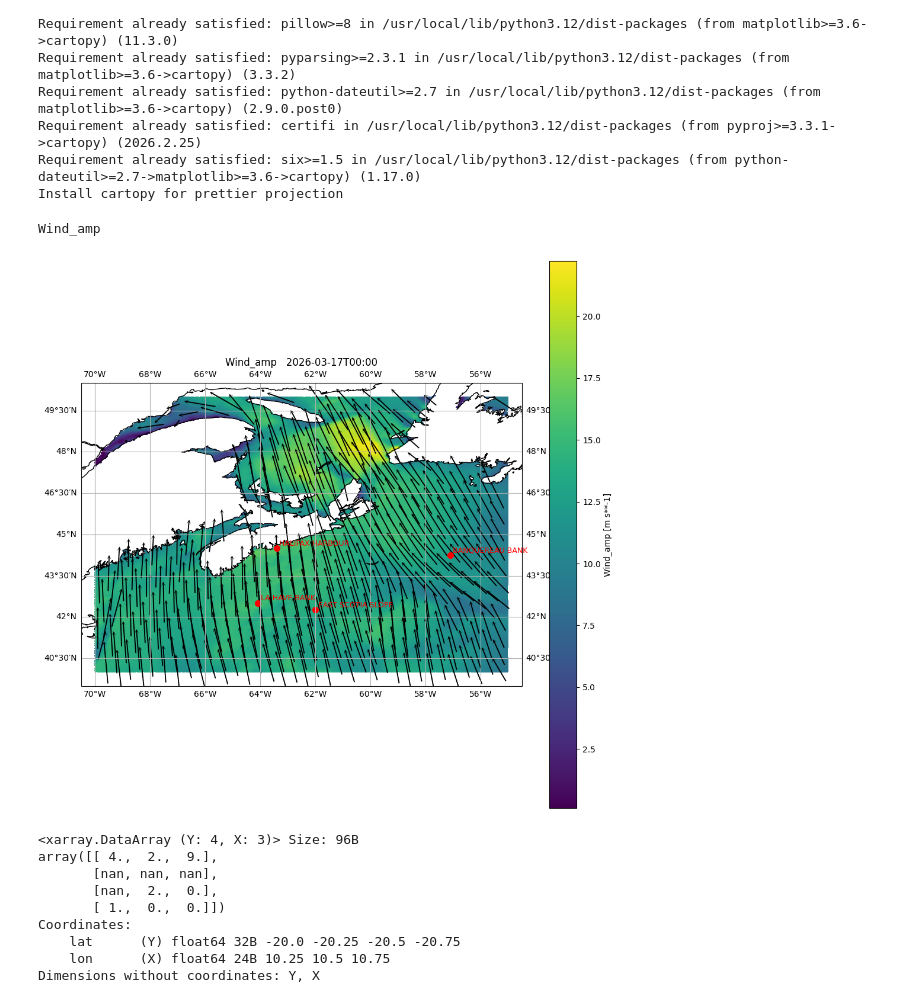
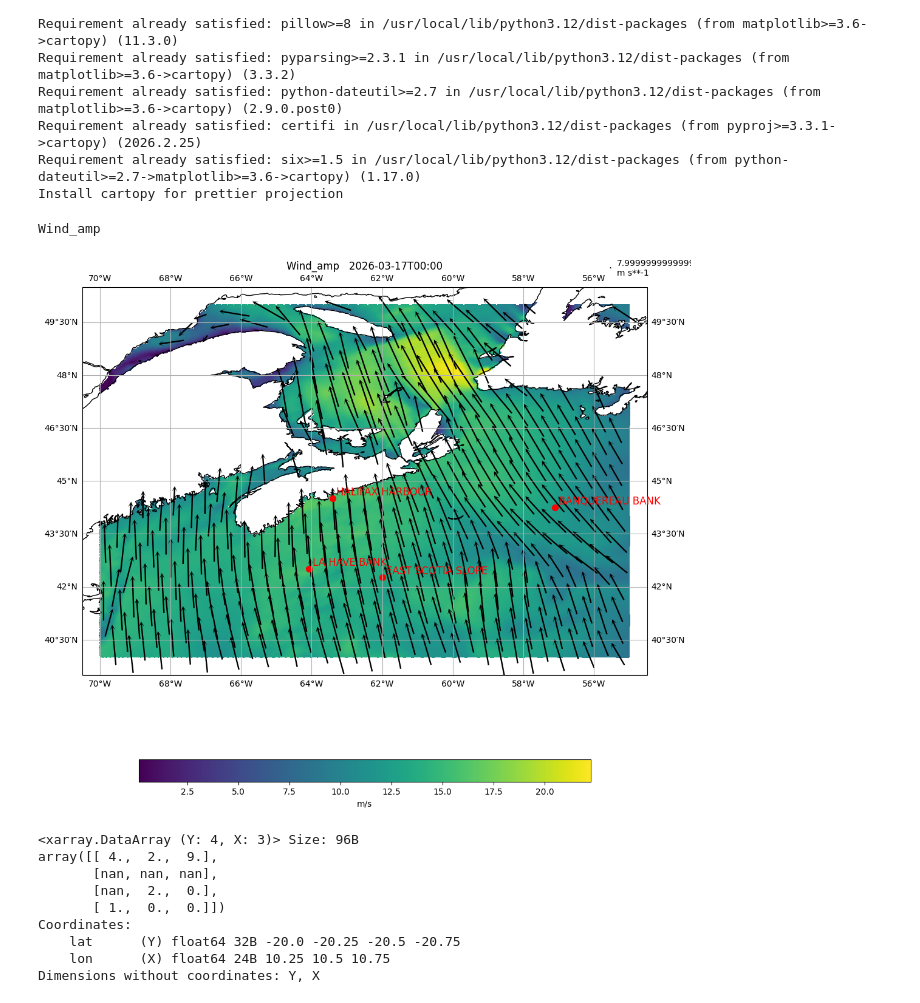
Before and after one commit to jclary-31/Wave_forecast_postprocessing, a Jupyter notebook: Wave.ipynb, the cells around one changed output. Drawn from its saved outputs; the diff is of its cells as text; code cells hidden in the pictures.

```diff
--- a/Wave.ipynb
+++ b/Wave.ipynb
@@ -988,8 +1016,10 @@ ds[key].plot(ax=ax,
                 x='longitude',
                 y='latitude',
                 cmap='viridis',
-                # cbar_kwargs={'label': '',
-                #              'orientation' : 'horizontal'}
+                cbar_kwargs={'label': 'm/s',
+                          'orientation' : 'horizontal',
+                          'location':'bottom',
+                          'shrink':0.8}
              )
 
 # Add map features
@@ -1005,47 +1035,46 @@ ds.isel(x=slice(None,None,step), y=slice(None,None,step))\
                u='U_rot',v='V_rot',
                #aspect='equal',size=8,
                width=0.0025 ,headaxislength=2,headlength=4,headwidth=4,
-               scale=150,ax=ax,
-               cbar_kwargs={'label': 'm/s',
-                          'orientation' : 'horizontal','location':'bottom'}
+               scale=200,ax=ax,
+
                )
 
 
 # Add buoy locations
 ax.scatter(stations['Longitude'], stations['Latitude'],
            transform=ccrs.PlateCarree(),
            color='red', marker='o', s=50, label='Buoys')
 for index, row in stations.iterrows():
-    ax.text(row['Longitude'] + 0.1,
-            row['Latitude'] + 0.1,
-            row['EN name'],
-            transform=ccrs.PlateCarree(),
-            fontsize=9, color='red')
+  ax.text(row['Longitude'] + 0.1,
+          row['Latitude'] + 0.1,
+          row['EN name'],
+          transform=ccrs.PlateCarree(),
+          fontsize=12, color='red')
 
 
 # Set title
 ax.set_title(key+'   '+ str(ds.time.values)[:-13])
 
 bbox={
     'min_lat':40-.5,
     'max_lat':50+.5,
     'min_lon':-70-.5,
     'max_lon':-55+.5,
 }
 # Recenter the figure using the bbox
 ax.set_extent([bbox['min_lon'],
                bbox['max_lon'],
                bbox['min_lat'],
                bbox['max_lat']],
                crs=ccrs.PlateCarree())
 
 #fig.colorbar(ds[key].plot(),ax=ax,label='m/s',location='bottom')
 
 
 fig.savefig('example_locationandwind.jpg')
 # %% [output]
 Wind_amp
-[figure, old version]
+[figure, new version]
 # %%
 ####  THIS IS a test to see how dropna work with xarray dataset
 
```
Also changed, not shown: parts of 21 cells of this notebook.
